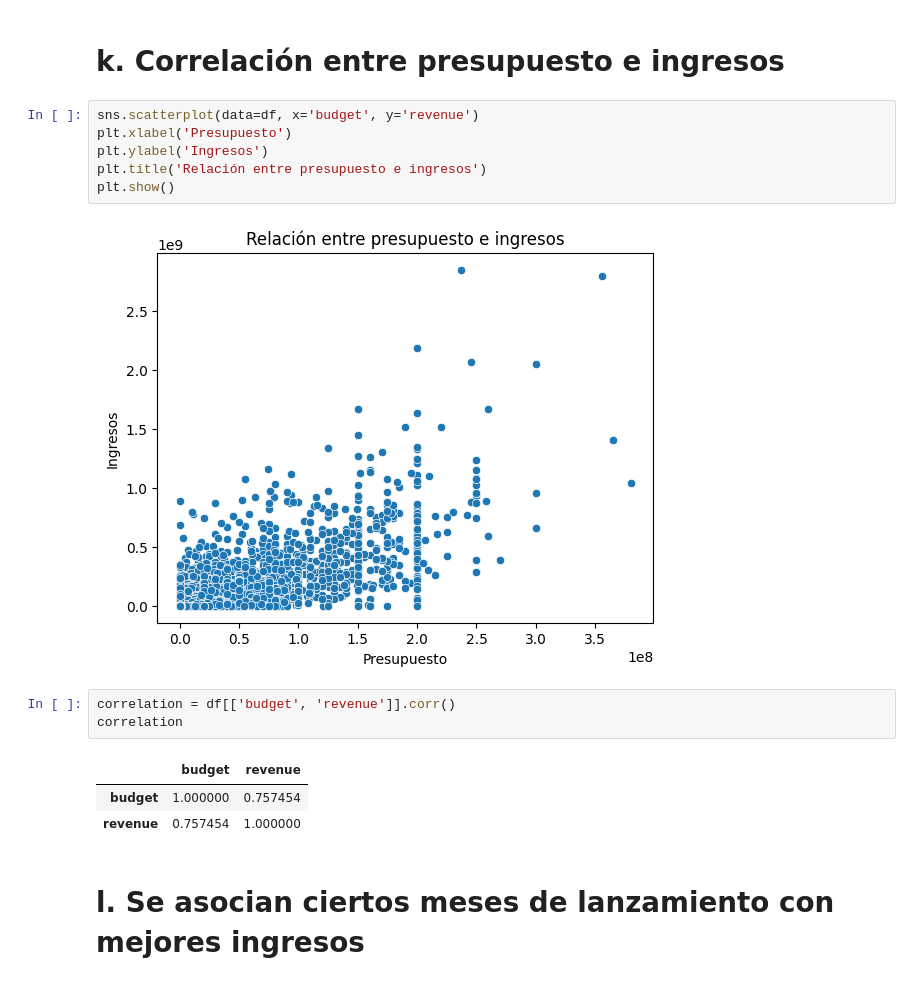
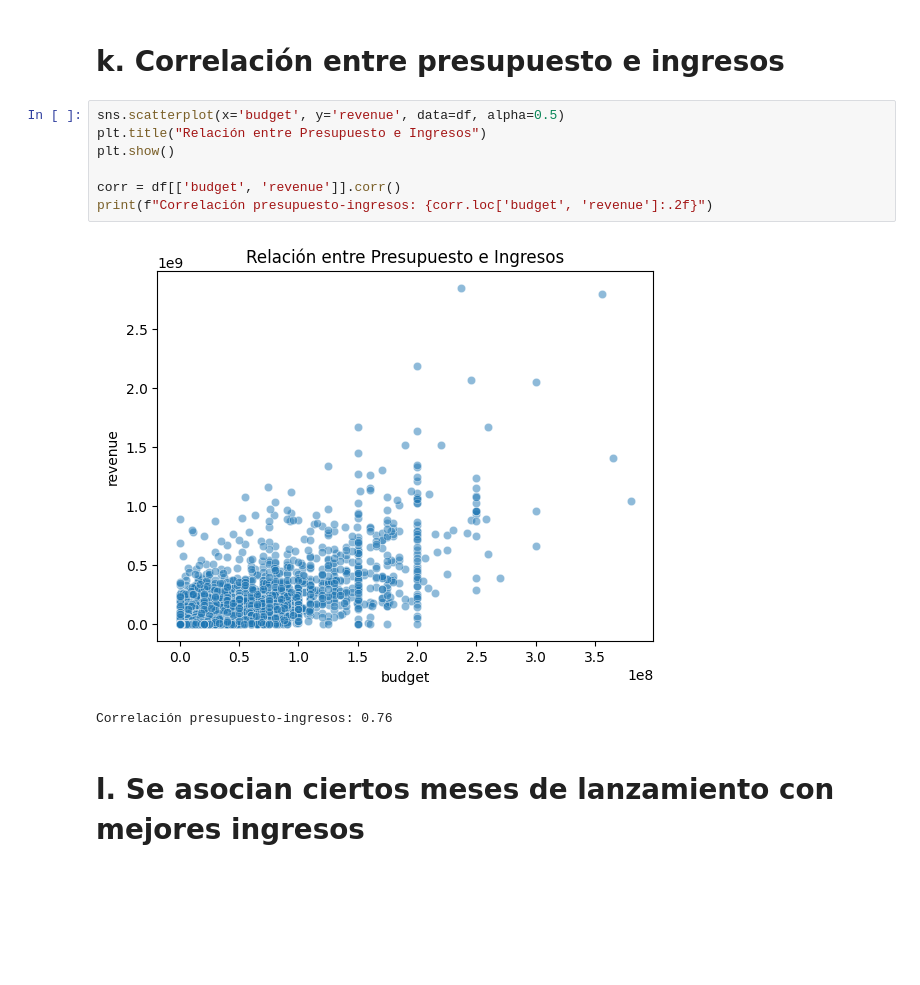
Before and after one commit to Sofiamishel2003/-An-lisis-Exploratorio, a Jupyter notebook: analisis exploratorio - movies.IPYNB, the cells around one changed output. Drawn from its saved outputs; the diff is of its cells as text; blank space fills up the shorter version.

```diff
--- a/analisis exploratorio - movies.IPYNB
+++ b/analisis exploratorio - movies.IPYNB
@@ -353,20 +390,15 @@ top_rated_movies
 # %% [markdown]
 # k. Correlación entre presupuesto e ingresos
-# %%
-sns.scatterplot(data=df, x='budget', y='revenue')
-plt.xlabel('Presupuesto')
-plt.ylabel('Ingresos')
-plt.title('Relación entre presupuesto e ingresos')
-plt.show()
-# %% [output]
-[figure, removed]
-# %%
-correlation = df[['budget', 'revenue']].corr()
-correlation
-# %% [output]
-|  | budget | revenue |
-| budget | 1.000000 | 0.757454 |
-| revenue | 0.757454 | 1.000000 |
+# %%
+sns.scatterplot(x='budget', y='revenue', data=df, alpha=0.5)
+plt.title("Relación entre Presupuesto e Ingresos")
+plt.show()
+
+corr = df[['budget', 'revenue']].corr()
+print(f"Correlación presupuesto-ingresos: {corr.loc['budget', 'revenue']:.2f}")
+# %% [output]
+[figure, added]
+Correlación presupuesto-ingresos: 0.76
 # %% [markdown]
 # l. Se asocian ciertos meses de lanzamiento con mejores ingresos
 # %%
```
Also changed, not shown: parts of 20 cells of this notebook.
